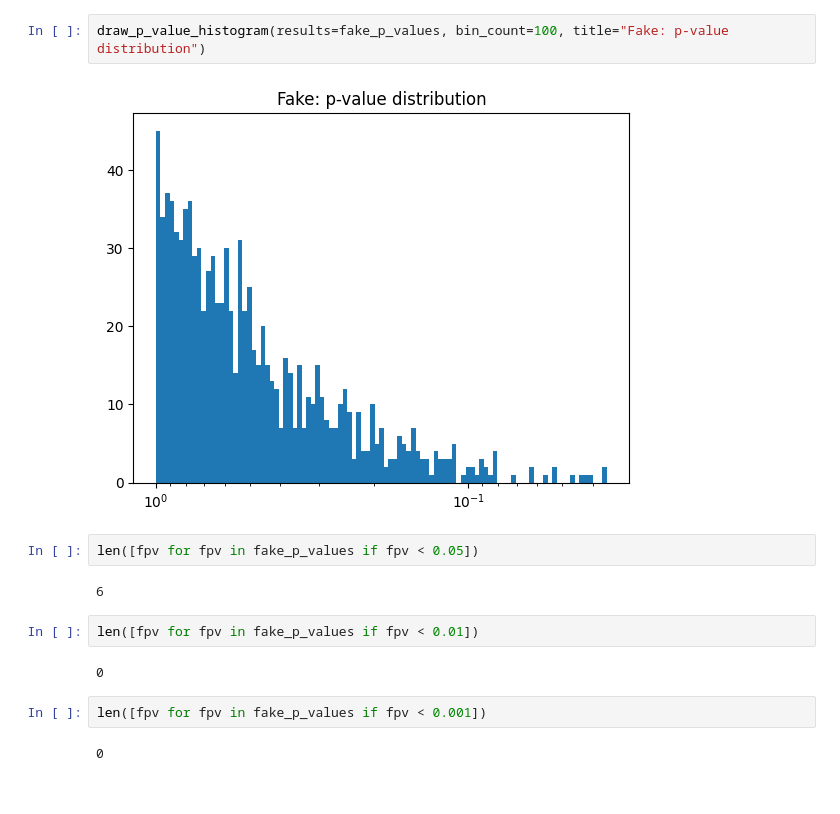
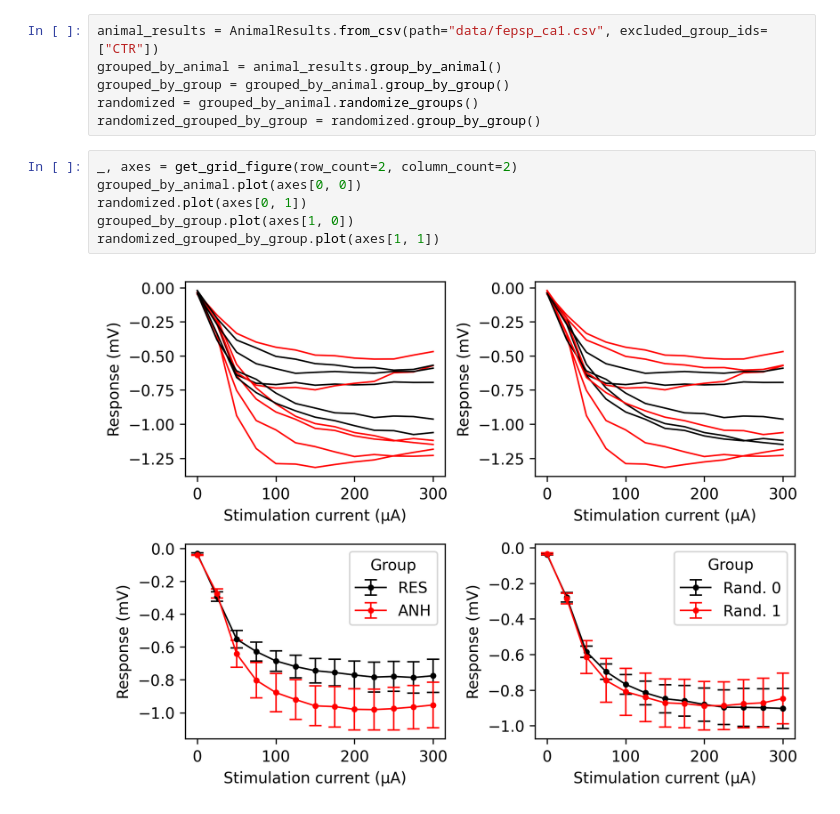
Before and after one commit to NenckiSpines/InOutCurves, a Jupyter notebook: in_out_curves.ipynb, the cells around one changed output. Saved outputs shown, nothing was run; the diff lists cells and outputs as text.

Commit message:
Add new data, rework `in_out_curves.ipynb`, and more
Co-authored-by: NenckiSpines <99848733+nenckispines@users.noreply.github.com>

```diff
--- a/in_out_curves.ipynb
+++ b/in_out_curves.ipynb
@@ -74,16 +5,14 @@ for _ in range(1000):
-# %%
-draw_p_value_histogram(results=fake_p_values, bin_count=100, title="Fake: p-value distribution")
-# %% [output]
-[figure, removed]
-# %%
-len([fpv for fpv in fake_p_values if fpv < 0.05])
-# %% [output]
-6
-# %%
-len([fpv for fpv in fake_p_values if fpv < 0.01])
-# %% [output]
-0
-# %%
-len([fpv for fpv in fake_p_values if fpv < 0.001])
-# %% [output]
-0
+# %%
+animal_results = AnimalResults.from_csv(path="data/fepsp_ca1.csv", excluded_group_ids=["CTR"])
+grouped_by_animal = animal_results.group_by_animal()
+grouped_by_group = grouped_by_animal.group_by_group()
+randomized = grouped_by_animal.randomize_groups()
+randomized_grouped_by_group = randomized.group_by_group()
+# %%
+_, axes = get_grid_figure(row_count=2, column_count=2)
+grouped_by_animal.plot(axes[0, 0])
+randomized.plot(axes[0, 1])
+grouped_by_group.plot(axes[1, 0])
+randomized_grouped_by_group.plot(axes[1, 1])
+# %% [output]
+[figure, added]
```
Also changed, not shown: parts of 20 cells of this notebook, 9 other files.
